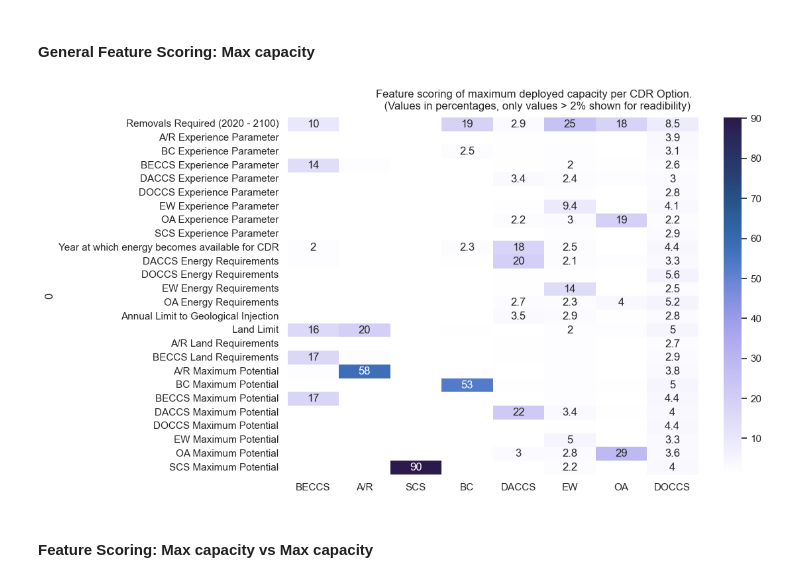
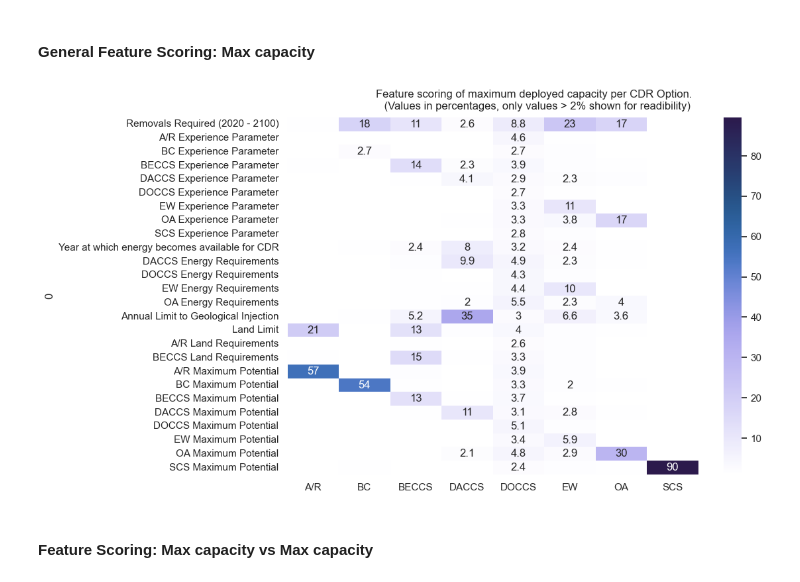
Before and after one commit to quirinarguez/CDR_Portfolios, a Jupyter notebook: CDR_Portfolios_Analysis.ipynb, the cells around one changed output. Cells and saved outputs as stored; diff of their text form; code cells hidden in the pictures.

```diff
--- a/CDR_Portfolios_Analysis.ipynb
+++ b/CDR_Portfolios_Analysis.ipynb
@@ -46,6 +48,7 @@ mpl.rcParams.update(mpl.rcParamsDefault)
 # %%
 # ------------------ Parameters not imported/computed ------------------
 i = ['BECCS', 'A/R', 'SCS', 'BC', 'DACCS', 'EW', 'OA', 'DOCCS']
+i.sort()
 k1 = 0 # Value of first time period
 delK = 5 # Time step of optimisation (i.e., length of each period)
 N = 4 # Number of segments for piecewise linear approximation
@@ -88,6 +99,6 @@ metric_names
 # %%
 #Reading aggregated results from csv:
-output_file = 'PortfolioFiles/results_from_modelling/results_with_geo_10.12.2024.csv'
+output_file = 'PortfolioFiles/results_from_modelling/results_default_3_02.01.2025.csv'
 
 aggregated_results = pd.read_csv(output_file, index_col ='future_id')
 
@@ -1201,36 +1903,35 @@ fs
 # %%
 from ema_workbench.analysis import feature_scoring
 import seaborn as sns
 from cmcrameri import cm # https://www.fabiocrameri.ch/ws/media-library/ce2eb6eee7c345f999e61c02e2733962/readme_scientificcolourmaps.pdf
 
-x = df_LHS.T
+x = df_LHS
 y = max_capacity.copy()
 
 x = x.drop([n for n in y.loc[pd.isna(y['A/R'])].index]) # Drop futures that were not solved
-y = y.dropna() # Drop futures that were not solved
+y = y.dropna().reindex(sorted(y.columns), axis=1) # Drop futures that were not solved
 
 fs_all = feature_scoring.get_feature_scores_all(x,y)
-fs_all = fs_all.rename(index=Uncertainties)
+fs_all = fs_all.rename(index=all_metrics_names)
 fs_all = fs_all.div(0.01)
 
 sns.set(font_scale=1)
 plt.subplots(figsize=(10,7))
 plt.suptitle('Feature scoring of maximum deployed capacity per CDR Option. \n (Values in percentages, only values > 2% shown for readibility)', size=12, y=0.94)
-#dataplot = sns.heatmap(fs_all, annot=True,cmap=plt.get_cmap('PuBu'), vmin=0) # #cm.batlowW_r: Add '"_r" to cmap to reverse it https://stackoverflow.com/questions/3279560/reverse-colormap-in-matplotlib
 dataplot = sns.heatmap(fs_all, annot=True,cmap=cm.devon_r, vmin=1) # cm.batlowW_r: Add '"_r" to cmap to reverse it https://stackoverflow.com/questions/3279560/reverse-colormap-in-matplotlib
 
 for t in dataplot.texts: # How to annotate only valuea greater than x: https://stackoverflow.com/questions/66099438/how-to-annot-only-values-greater-than-x-on-a-seaborn-heatmap
     if float(t.get_text())>=2:
         t.set_text(t.get_text()) #if the value is greater than 0.4 then I set the text
     else:
         t.set_text(" ")
 
 #plt.savefig('Figures_Results/Features_Drivers_allCDR_%s.png' %date.today().strftime("%d.%m.%Y"), format='png', transparent=True, bbox_inches="tight")
 plt.show()
 plt.close('all')
 #fs_all
 # %% [output]
-[figure, old version]
+[figure, new version]
 # %% [markdown]
 #### Feature Scoring: Max capacity vs Max capacity
 # %%
```
Also changed, not shown: parts of 31 cells of this notebook, 9 other files.
